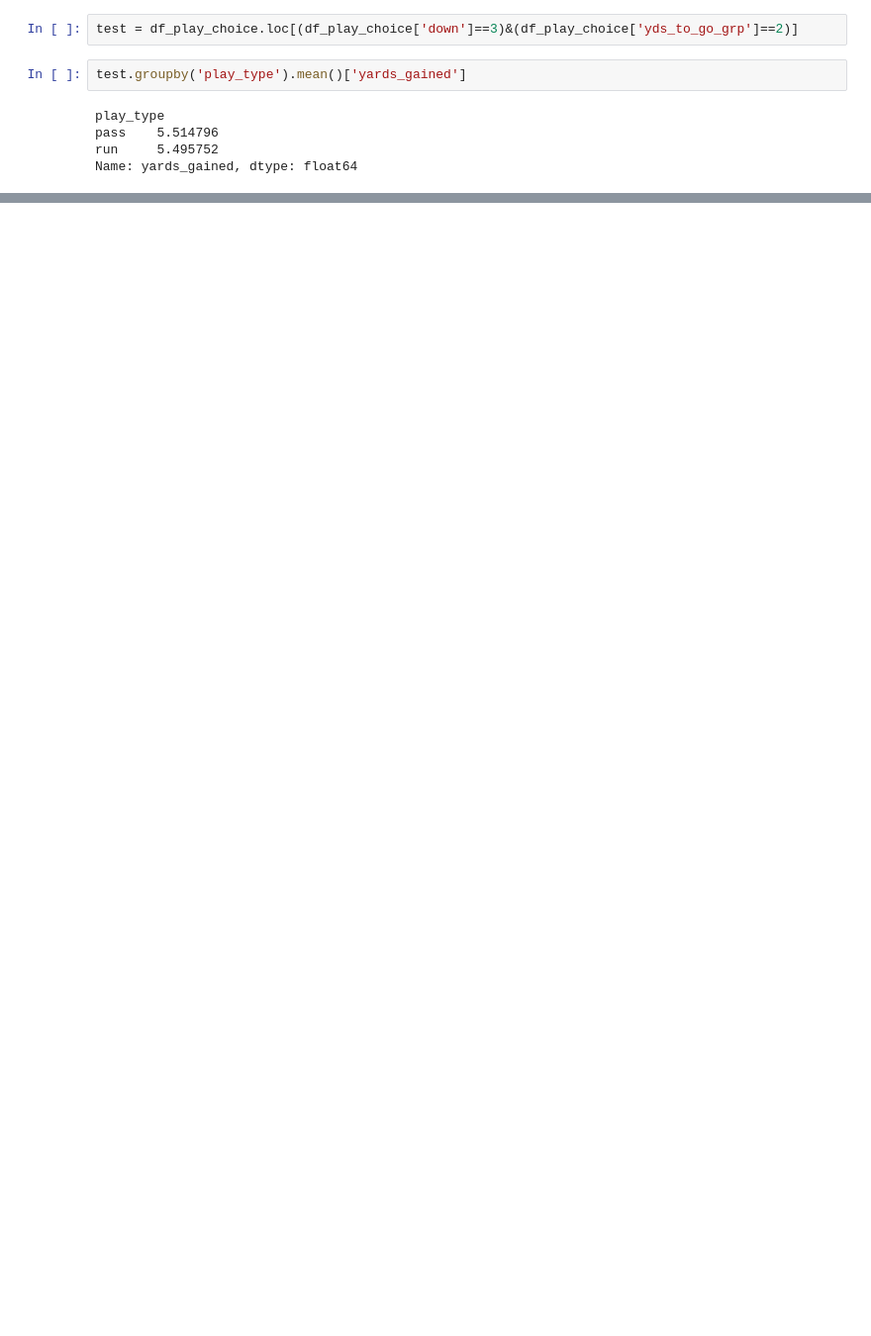
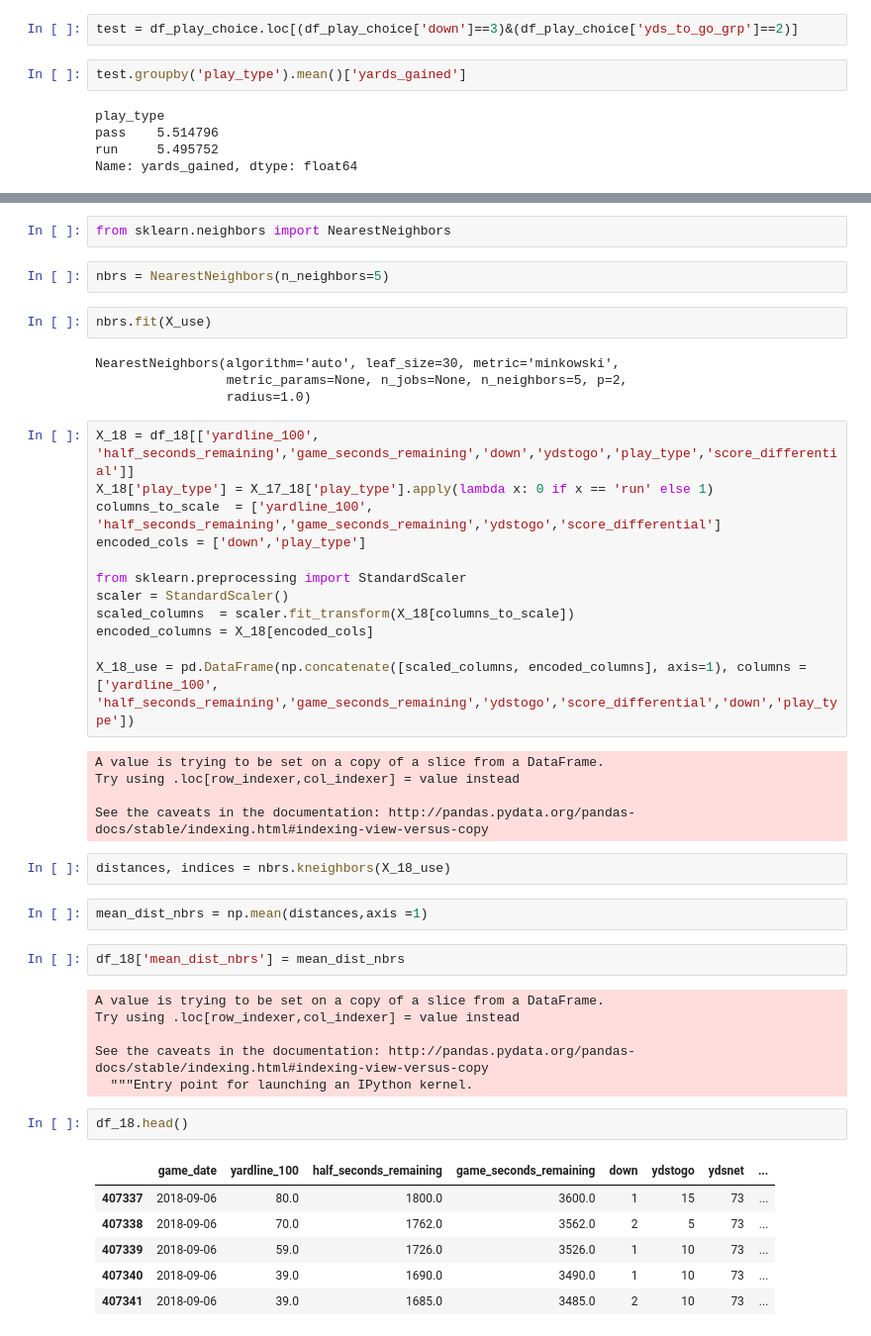
Before and after one commit to pspatel2/nfl_play_by_play_research, a Jupyter notebook: Exploring_Play_by_Play_NFL.ipynb, the cells around one changed output, grey strips where cells are left out. Shown at 99% size. Cells and saved outputs as stored; diff of their text form; blank space fills up the shorter version.

```diff
--- a/Exploring_Play_by_Play_NFL.ipynb
+++ b/Exploring_Play_by_Play_NFL.ipynb
@@ -340,0 +424,48 @@ Name: yards_gained, dtype: float64
+# %%
+from sklearn.neighbors import NearestNeighbors
+# %%
+nbrs = NearestNeighbors(n_neighbors=5)
+# %%
+nbrs.fit(X_use)
+# %% [output]
+NearestNeighbors(algorithm='auto', leaf_size=30, metric='minkowski',
+                 metric_params=None, n_jobs=None, n_neighbors=5, p=2,
+                 radius=1.0)
+# %%
+X_18 = df_18[['yardline_100', 'half_seconds_remaining','game_seconds_remaining','down','ydstogo','play_type','score_differential']]
+X_18['play_type'] = X_17_18['play_type'].apply(lambda x: 0 if x == 'run' else 1)
+columns_to_scale  = ['yardline_100', 'half_seconds_remaining','game_seconds_remaining','ydstogo','score_differential']
+encoded_cols = ['down','play_type']
+
+from sklearn.preprocessing import StandardScaler
+scaler = StandardScaler()
+scaled_columns  = scaler.fit_transform(X_18[columns_to_scale])
+encoded_columns = X_18[encoded_cols]
+
+X_18_use = pd.DataFrame(np.concatenate([scaled_columns, encoded_columns], axis=1), columns =['yardline_100', 'half_seconds_remaining','game_seconds_remaining','ydstogo','score_differential','down','play_type'])
+# %% [output]
+A value is trying to be set on a copy of a slice from a DataFrame.
+Try using .loc[row_indexer,col_indexer] = value instead
+
+See the caveats in the documentation: http://pandas.pydata.org/pandas-docs/stable/indexing.html#indexing-view-versus-copy
+# %%
+distances, indices = nbrs.kneighbors(X_18_use)
+# %%
+mean_dist_nbrs = np.mean(distances,axis =1)
+# %%
+df_18['mean_dist_nbrs'] = mean_dist_nbrs
+# %% [output]
+A value is trying to be set on a copy of a slice from a DataFrame.
+Try using .loc[row_indexer,col_indexer] = value instead
+
+See the caveats in the documentation: http://pandas.pydata.org/pandas-docs/stable/indexing.html#indexing-view-versus-copy
+  """Entry point for launching an IPython kernel.
+# %%
+df_18.head()
+# %% [output]
+|  | game_date | yardline_100 | half_seconds_remaining | game_seconds_remaining | down | ydstogo | ydsnet | ... |
+| 407337 | 2018-09-06 | 80.0 | 1800.0 | 3600.0 | 1 | 15 | 73 | ... |
+| 407338 | 2018-09-06 | 70.0 | 1762.0 | 3562.0 | 2 | 5 | 73 | ... |
+| 407339 | 2018-09-06 | 59.0 | 1726.0 | 3526.0 | 1 | 10 | 73 | ... |
+| 407340 | 2018-09-06 | 39.0 | 1690.0 | 3490.0 | 1 | 10 | 73 | ... |
+| 407341 | 2018-09-06 | 39.0 | 1685.0 | 3485.0 | 2 | 10 | 73 | ... |
```
Also changed, not shown: parts of 39 cells of this notebook.
